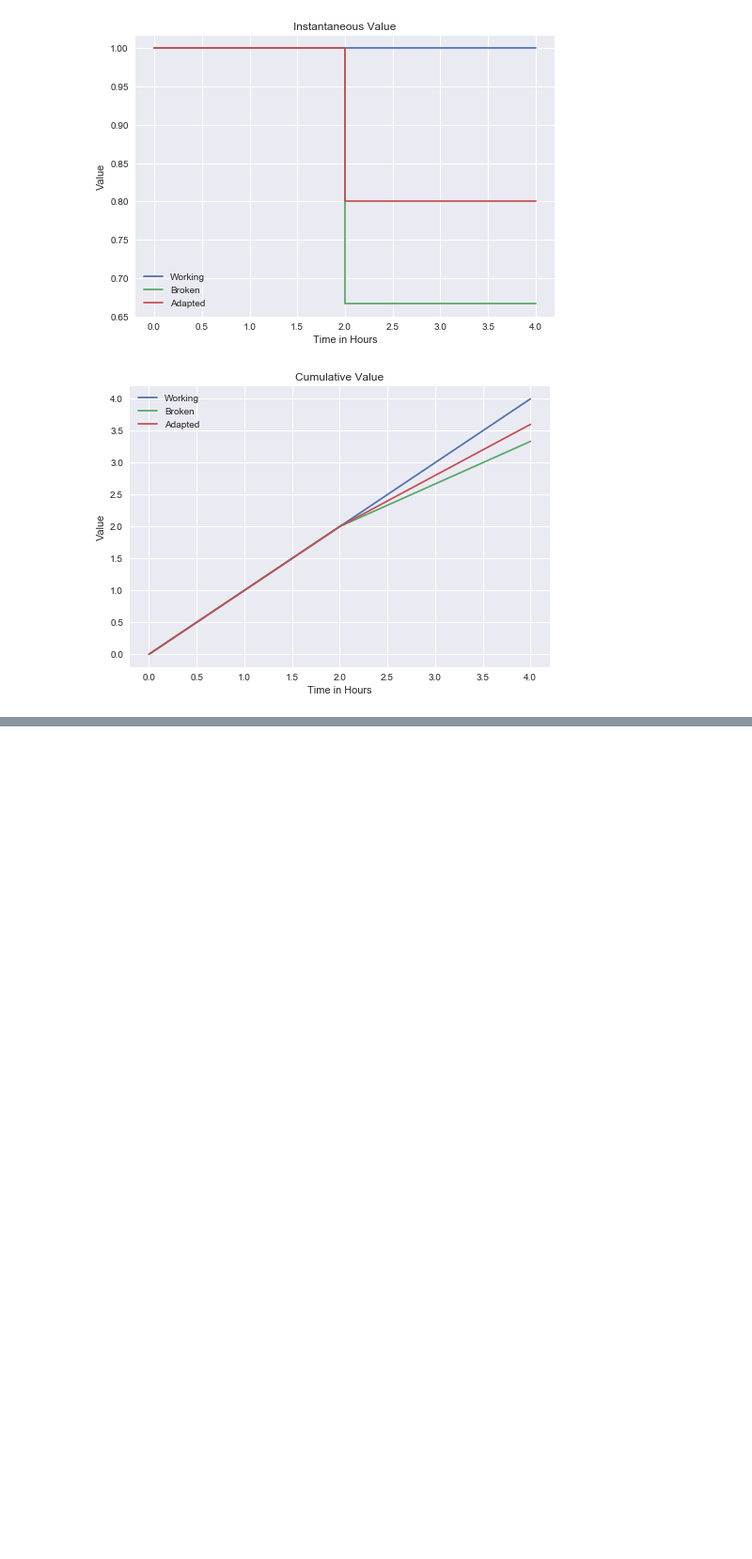
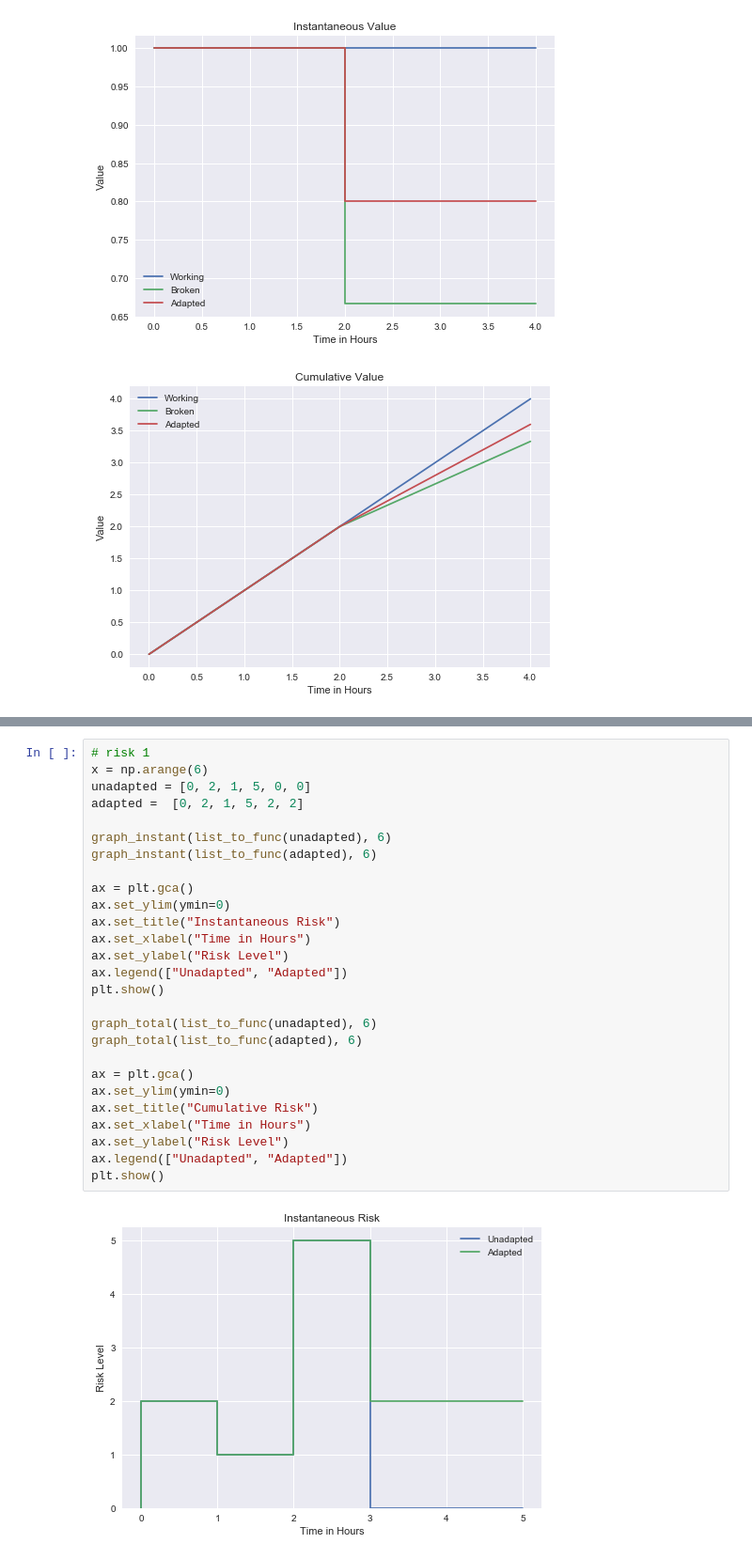
Before and after one commit to darpa-brass/adaptive-constraint-satisfaction, a Jupyter notebook: metrics/Metric Functions.ipynb, the cells around one changed output, grey strips where cells are left out. Shown: that part at 94% size. Drawn from its saved outputs; the diff is of its cells as text; blank space fills up the shorter version.

```diff
--- a/metrics/Metric Functions.ipynb
+++ b/metrics/Metric Functions.ipynb
@@ -174,0 +254,29 @@ plt.show()
+# %%
+# risk 1
+x = np.arange(6)
+unadapted = [0, 2, 1, 5, 0, 0]
+adapted =  [0, 2, 1, 5, 2, 2]
+
+graph_instant(list_to_func(unadapted), 6)
+graph_instant(list_to_func(adapted), 6)
+
+ax = plt.gca()
+ax.set_ylim(ymin=0)
+ax.set_title("Instantaneous Risk")
+ax.set_xlabel("Time in Hours")
+ax.set_ylabel("Risk Level")
+ax.legend(["Unadapted", "Adapted"])
+plt.show()
+
+graph_total(list_to_func(unadapted), 6)
+graph_total(list_to_func(adapted), 6)
+
+ax = plt.gca()
+ax.set_ylim(ymin=0)
+ax.set_title("Cumulative Risk")
+ax.set_xlabel("Time in Hours")
+ax.set_ylabel("Risk Level")
+ax.legend(["Unadapted", "Adapted"])
+plt.show()
+# %% [output]
+[figure, added]
```
Also changed, not shown: parts of 6 cells of this notebook.
